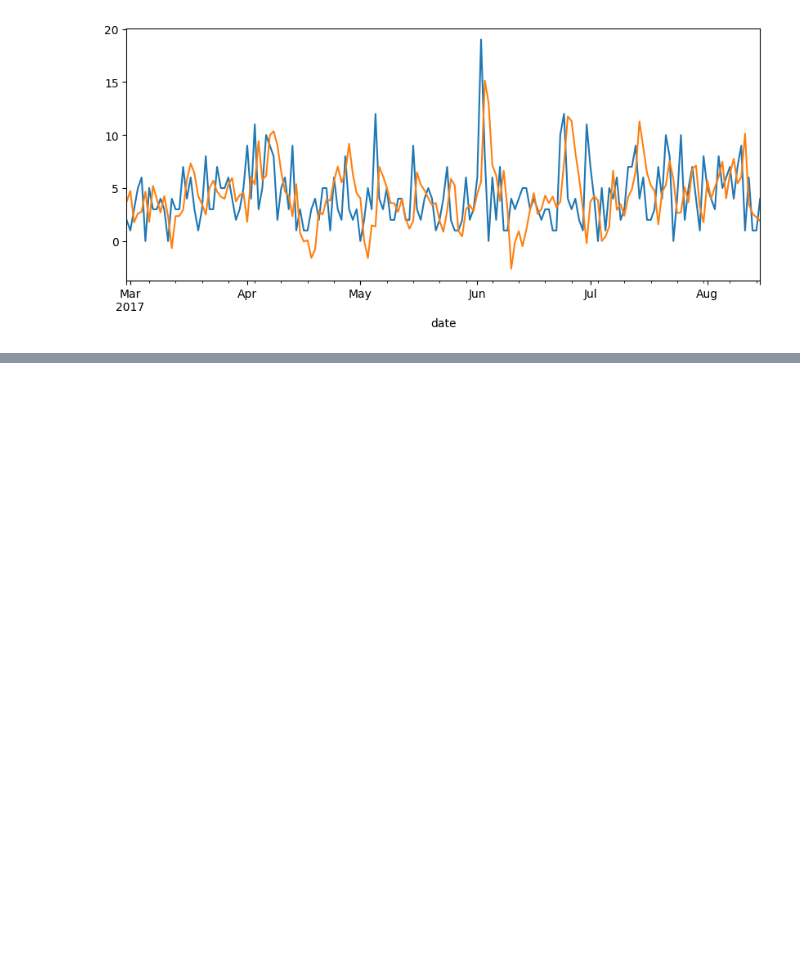
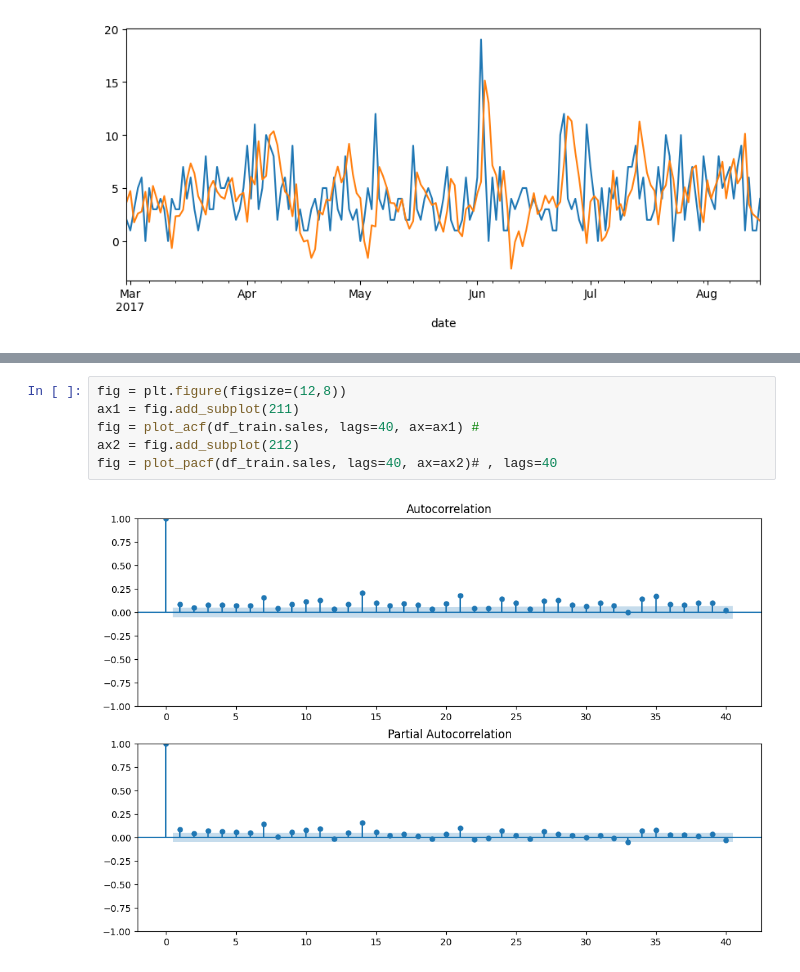
Before and after one commit to Nasibul/e-commerce, a Jupyter notebook: ml-inventory/New Folder/Untitled.ipynb, the cells around one changed output, grey strips where cells are left out. Drawn from its saved outputs; the diff is of its cells as text; blank space fills up the shorter version.

```diff
--- a/ml-inventory/New Folder/Untitled.ipynb
+++ b/ml-inventory/New Folder/Untitled.ipynb
@@ -77,0 +110,8 @@ pred.plot()
+# %%
+fig = plt.figure(figsize=(12,8))
+ax1 = fig.add_subplot(211)
+fig = plot_acf(df_train.sales, lags=40, ax=ax1) #
+ax2 = fig.add_subplot(212)
+fig = plot_pacf(df_train.sales, lags=40, ax=ax2)# , lags=40
+# %% [output]
+[figure, added]
```
Also changed, not shown: parts of 17 cells of this notebook, 1 other file.
